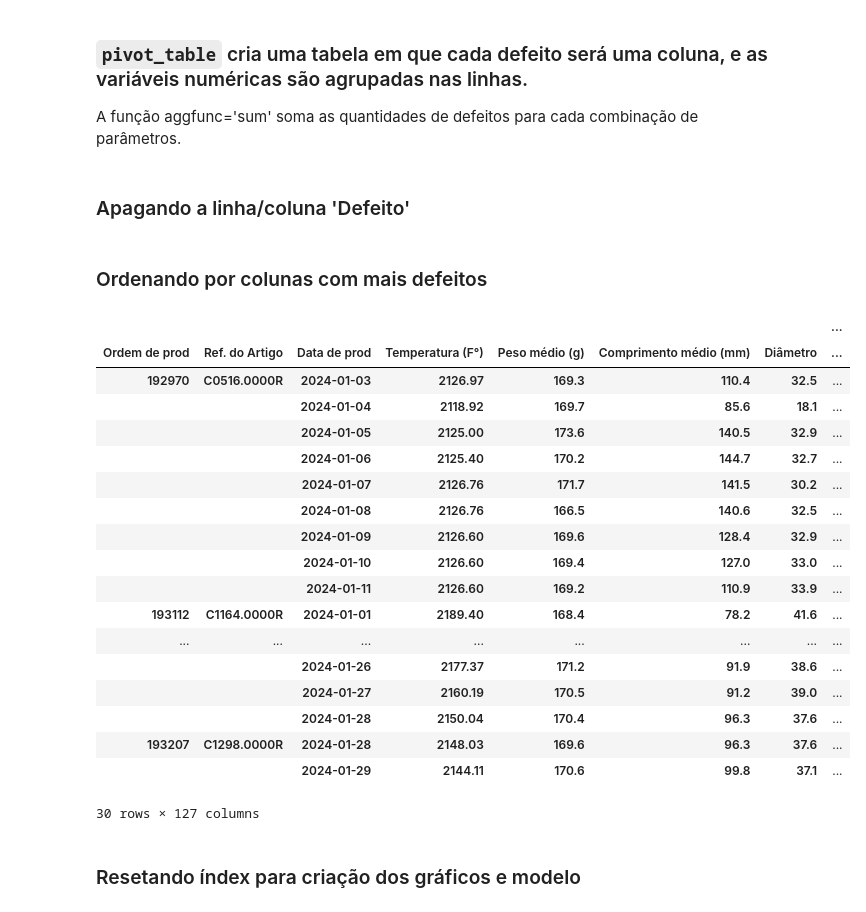
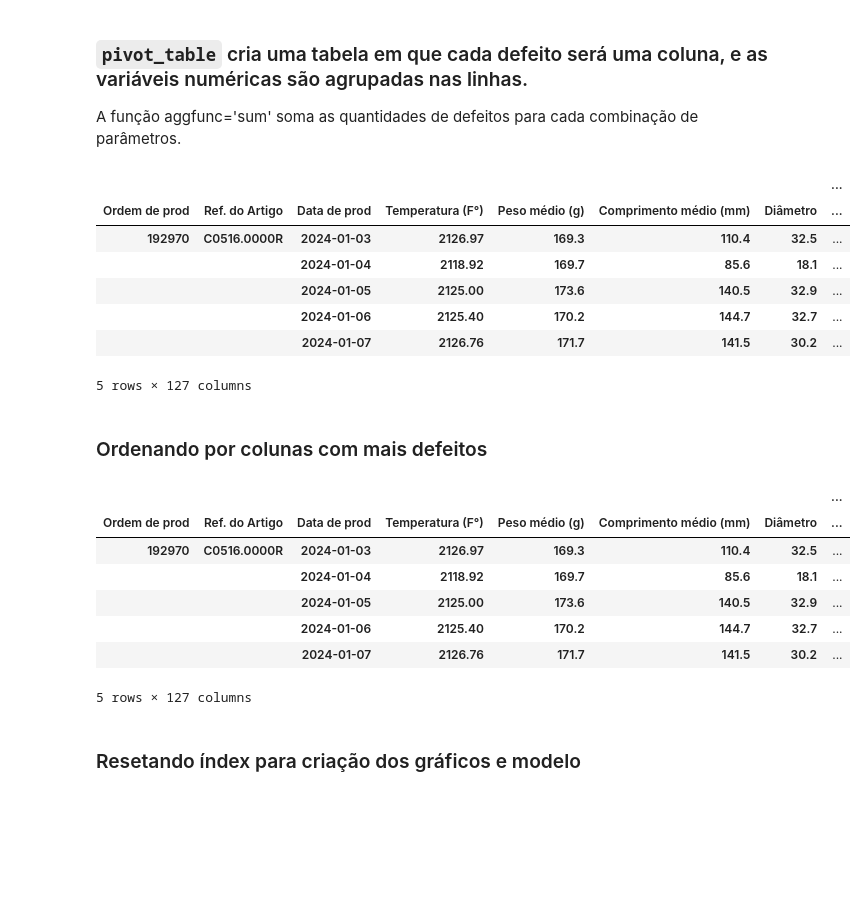
Before and after one commit to lucasz-g/Analise-Gotas, a Jupyter notebook: analises/analise_defeitos.ipynb, the cells around one changed output. Cells and saved outputs as stored; diff of their text form; code cells hidden in the pictures; blank space fills up the shorter version.

```diff
--- a/analises/analise_defeitos.ipynb
+++ b/analises/analise_defeitos.ipynb
@@ -438,3 +446,33 @@ df_resumo_geral['Proxima_Temperatura'] = df_resumo_geral.apply(prever_proxima_te
+# %%
+# Função para prever a próxima temperatura com base nos dados da linha
+def prever_proxima_temp(row):
+    try:
+        # Cria um array de índices baseado no número de colunas
+        # x representa as posições das variáveis independentes (tempo, por exemplo)
+        x = np.arange(len(cols))
+
+        # Obtém os valores da linha para as colunas especificadas e converte para float
+        # y representa os valores observados das variáveis dependentes (temperaturas, por exemplo)
+        y = row[cols].astype(float).values
+
+        # Realiza o ajuste de uma linha de regressão (grau 1) para os pontos (x, y)
+        # Retorna o coeficiente angular (slope) e o coeficiente linear (intercept)
+        slope, intercept = np.polyfit(x, y, 1)
+
+        # Calcula a previsão para a próxima posição (len(cols)), que é o próximo índice após os existentes
+        proxima_temp = slope * (len(cols)) + intercept
+
+        # Retorna o valor previsto para a próxima temperatura
+        return proxima_temp
+    except Exception as e:
+        # Trata erros potencialmente causados por dados inválidos ou outros problemas
+        print(f"Erro com os dados: x={x}, y={y}, erro={e}")
+        # Retorna NaN (Not a Number) para indicar a impossibilidade de realizar a previsão
+        return np.nan
+
+# Aplica a função 'prever_proxima_temp' a cada linha do DataFrame
+# Cria uma nova coluna 'Proxima_Temperatura' com os valores previstos
+df_resumo_geral.loc[:, 'Proxima_Temperatura'] = df_resumo_geral.apply(prever_proxima_temp, axis=1)
 # %%
 df_resumo_geral
 # %% [output]
@@ -649,37 +687,33 @@ df_defeitos_medidas_geral = df_combinado_defeitos_medidas.pivot_table(
     aggfunc='sum',
     fill_value=0
 )
-# %% [markdown]
-### Apagando a linha/coluna 'Defeito'
-# %%
-df_defeitos_medidas_geral.columns.name = None
+# %%
+df_defeitos_medidas_geral.head()
+# %% [output]
+|  |  |  |  |  |  |  | ... |
+| Ordem de prod | Ref. do Artigo | Data de prod | Temperatura (F°) | Peso médio (g) | Comprimento médio (mm) | Diâmetro | ... |
+| 192970 | C0516.0000R | 2024-01-03 | 2126.97 | 169.3 | 110.4 | 32.5 | ... |
+|  |  | 2024-01-04 | 2118.92 | 169.7 | 85.6 | 18.1 | ... |
+|  |  | 2024-01-05 | 2125.00 | 173.6 | 140.5 | 32.9 | ... |
+|  |  | 2024-01-06 | 2125.40 | 170.2 | 144.7 | 32.7 | ... |
+|  |  | 2024-01-07 | 2126.76 | 171.7 | 141.5 | 30.2 | ... |
+5 rows × 127 columns
 # %% [markdown]
 ### Ordenando por colunas com mais defeitos
 # %%
 colunas_ordered = df_defeitos_medidas_geral.sum(axis=0).sort_values(ascending=False).index
 df_defeitos_medidas_geral = df_defeitos_medidas_geral[colunas_ordered]
 # %%
-df_defeitos_medidas_geral.head(30)
+df_defeitos_medidas_geral.head()
 # %% [output]
 |  |  |  |  |  |  |  | ... |
 | Ordem de prod | Ref. do Artigo | Data de prod | Temperatura (F°) | Peso médio (g) | Comprimento médio (mm) | Diâmetro | ... |
 | 192970 | C0516.0000R | 2024-01-03 | 2126.97 | 169.3 | 110.4 | 32.5 | ... |
 |  |  | 2024-01-04 | 2118.92 | 169.7 | 85.6 | 18.1 | ... |
 |  |  | 2024-01-05 | 2125.00 | 173.6 | 140.5 | 32.9 | ... |
 |  |  | 2024-01-06 | 2125.40 | 170.2 | 144.7 | 32.7 | ... |
 |  |  | 2024-01-07 | 2126.76 | 171.7 | 141.5 | 30.2 | ... |
-|  |  | 2024-01-08 | 2126.76 | 166.5 | 140.6 | 32.5 | ... |
-|  |  | 2024-01-09 | 2126.60 | 169.6 | 128.4 | 32.9 | ... |
-|  |  | 2024-01-10 | 2126.60 | 169.4 | 127.0 | 33.0 | ... |
-|  |  | 2024-01-11 | 2126.60 | 169.2 | 110.9 | 33.9 | ... |
-| 193112 | C1164.0000R | 2024-01-01 | 2189.40 | 168.4 | 78.2 | 41.6 | ... |
-| ... | ... | ... | ... | ... | ... | ... | ... |
-|  |  | 2024-01-26 | 2177.37 | 171.2 | 91.9 | 38.6 | ... |
-|  |  | 2024-01-27 | 2160.19 | 170.5 | 91.2 | 39.0 | ... |
-|  |  | 2024-01-28 | 2150.04 | 170.4 | 96.3 | 37.6 | ... |
-| 193207 | C1298.0000R | 2024-01-28 | 2148.03 | 169.6 | 96.3 | 37.6 | ... |
-|  |  | 2024-01-29 | 2144.11 | 170.6 | 99.8 | 37.1 | ... |
-30 rows × 127 columns
+5 rows × 127 columns
 # %% [markdown]
 ### Resetando índex para criação dos gráficos e modelo
 # %% [markdown]
```
Also changed, not shown: parts of 27 cells of this notebook, 2 other files.
